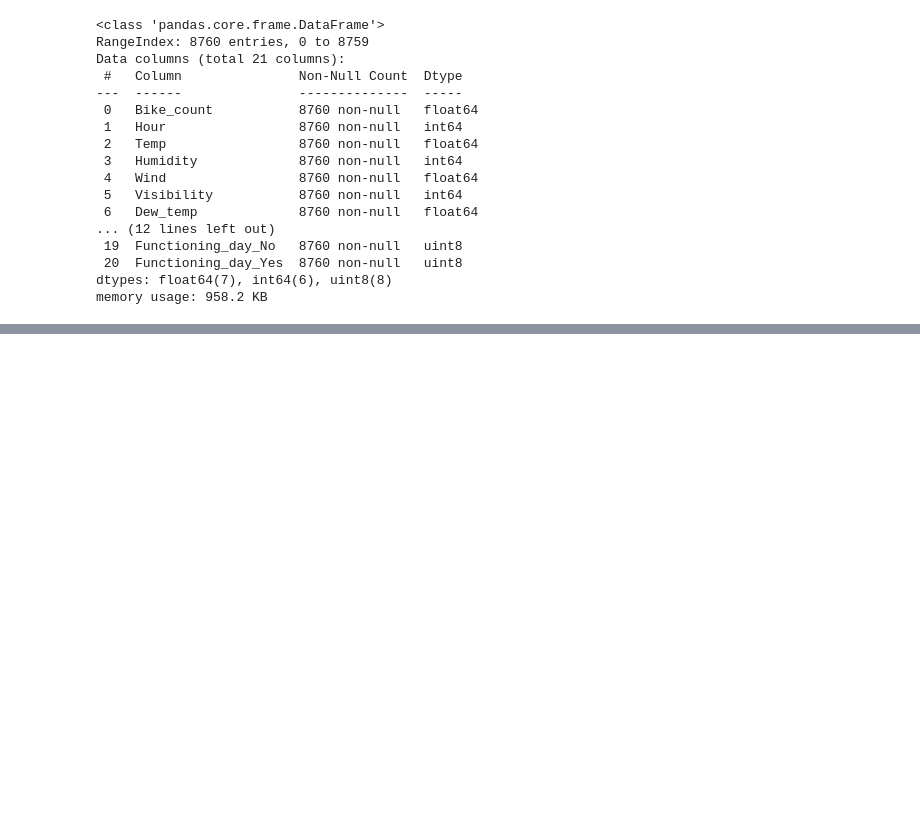
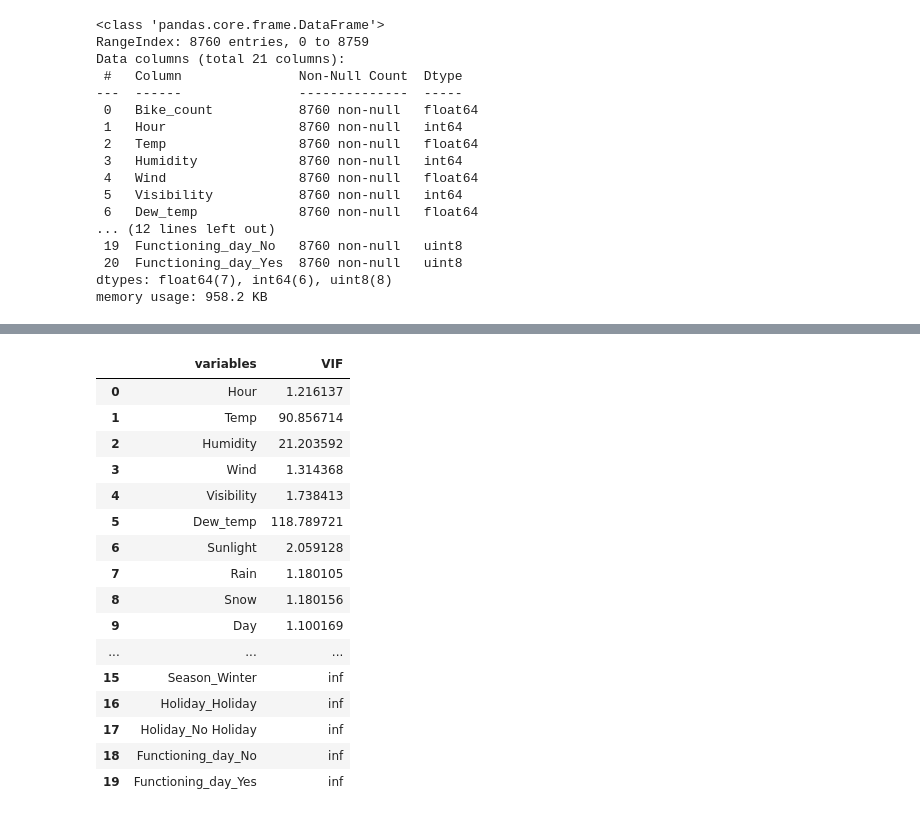
Before and after one commit to firaz-thakur/SEOUL-BIKE-SHARING-DEMAND-PREDICTION, a Jupyter notebook: Supervised_ML_Regression_Project.ipynb, the cells around one changed output, grey strips where cells are left out. Saved outputs shown, nothing was run; the diff lists cells and outputs as text; code cells hidden in the pictures; blank space fills up the shorter version.

```diff
--- a/Supervised_ML_Regression_Project.ipynb
+++ b/Supervised_ML_Regression_Project.ipynb
@@ -630,0 +673,10 @@ plt.tight_layout() '''
+# %%
+from statsmodels.stats.outliers_influence import variance_inflation_factor
+def calc_vif(X):
+
+   # Calculating VIF
+   vif = pd.DataFrame()
+   vif["variables"] = X.columns
+   vif["VIF"] = [variance_inflation_factor(X.values, i) for i in range(X.shape[1])]
+
+   return(vif)
@@ -631 +702,32 @@ plt.tight_layout() '''
+# %%
+from statsmodels.stats.outliers_influence import variance_inflation_factor
+def calc_vif(X):
+
+   # Calculating VIF
+   vif = pd.DataFrame()
+   vif["variables"] = X.columns
+   vif["VIF"] = [variance_inflation_factor(X.values, i) for i in range(X.shape[1])]
+
+   return(vif)
+
+df_variables = [i for i in df.columns if i not in ['Bike_count']]
+calc_vif(df[df_variables])
+# %% [output]
+|  | variables | VIF |
+| 0 | Hour | 1.216137 |
+| 1 | Temp | 90.856714 |
+| 2 | Humidity | 21.203592 |
+| 3 | Wind | 1.314368 |
+| 4 | Visibility | 1.738413 |
+| 5 | Dew_temp | 118.789721 |
+| 6 | Sunlight | 2.059128 |
+| 7 | Rain | 1.180105 |
+| 8 | Snow | 1.180156 |
+| 9 | Day | 1.100169 |
+| ... | ... | ... |
+| 15 | Season_Winter | inf |
+| 16 | Holiday_Holiday | inf |
+| 17 | Holiday_No Holiday | inf |
+| 18 | Functioning_day_No | inf |
+| 19 | Functioning_day_Yes | inf |
 # %%
```
Also changed, not shown: parts of 20 cells of this notebook.
